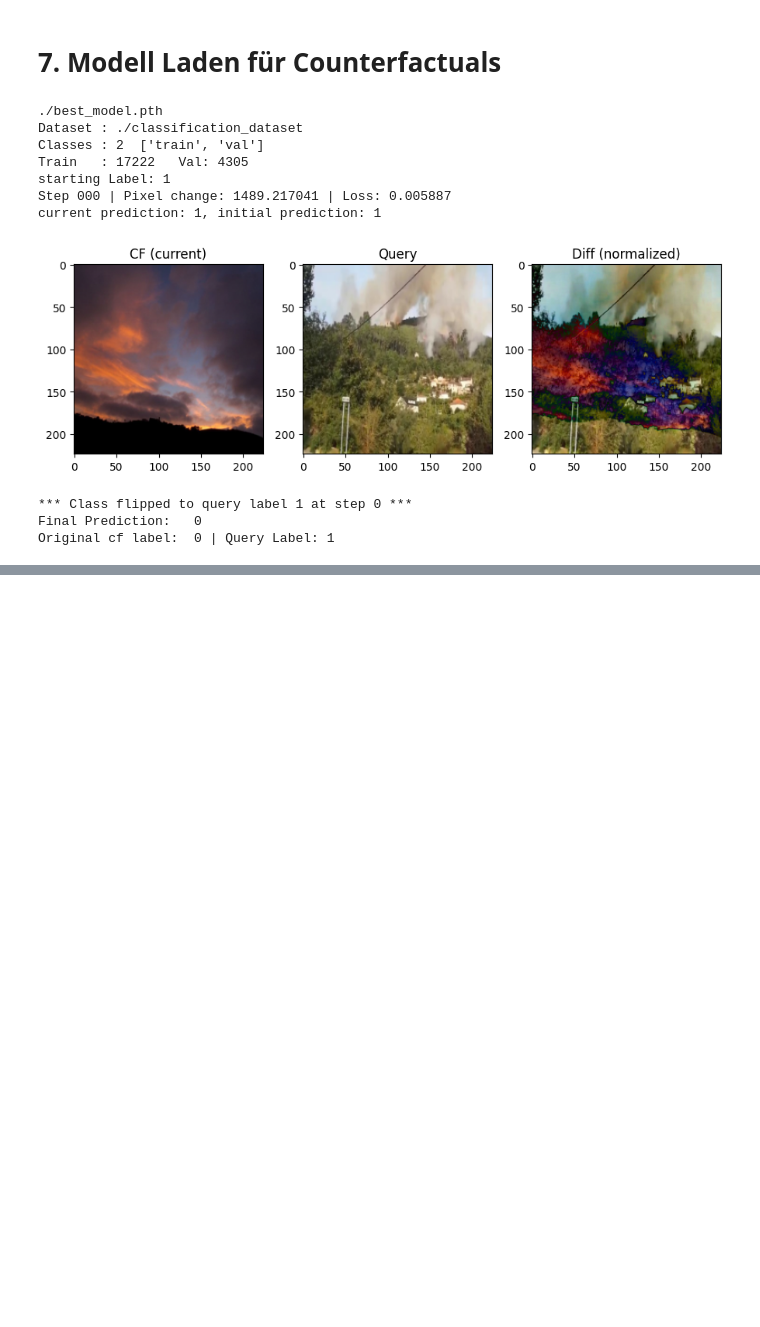
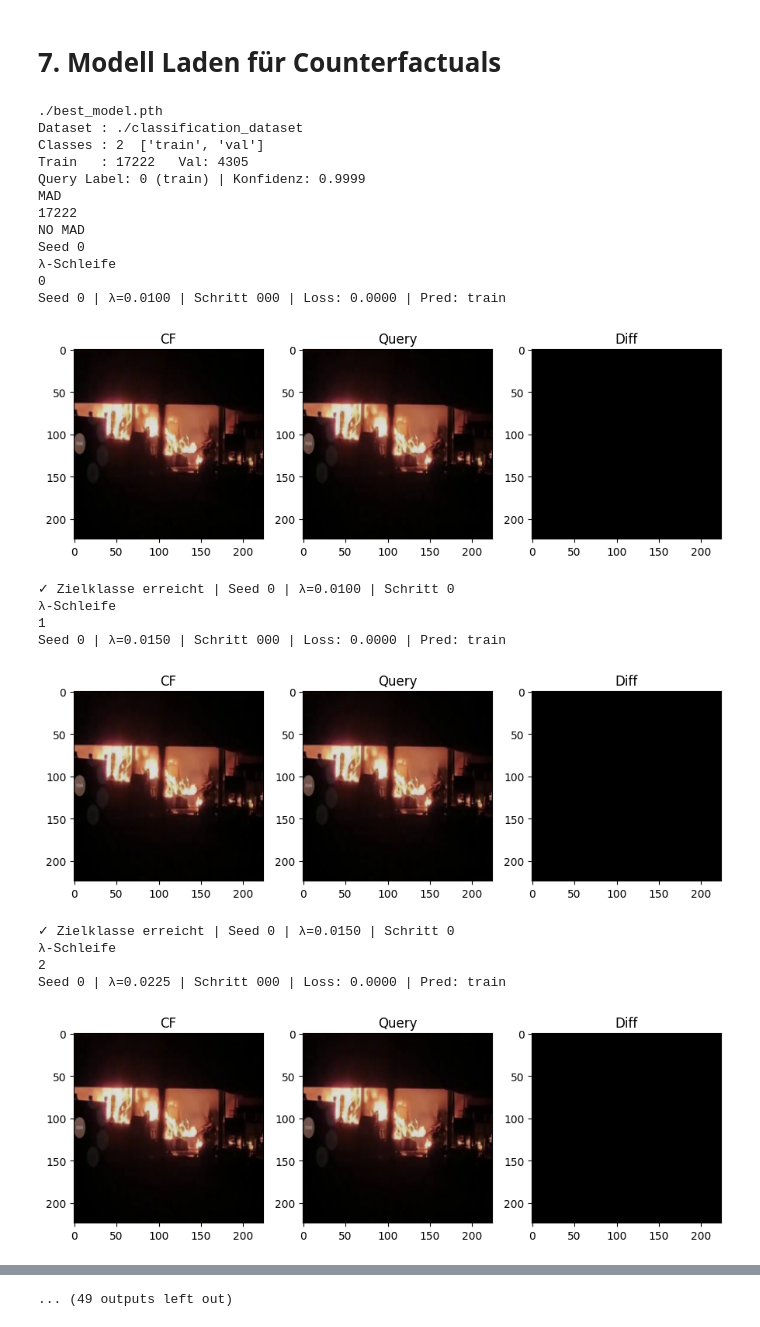
Before and after one commit to uulex/Explaining_Image_Classification, a Jupyter notebook: fire_detection/fire_detection_wachter.ipynb, the cells around one changed output, grey strips where cells are left out. Saved outputs shown, nothing was run; the diff lists cells and outputs as text; code cells hidden in the pictures; blank space fills up the shorter version.

```diff
--- a/fire_detection/fire_detection_wachter.ipynb
+++ b/fire_detection/fire_detection_wachter.ipynb
@@ -330,22 +330,34 @@ for param in model.parameters():
     param.requires_grad = False
 
 # 2. Query-Bild wählen
+# Query-Sampling – nur Bilder wählen die das Modell korrekt und mit hoher Konfidenz klassifiziert
 while True:
     query_image, query_label = cf_train_set[randint(0, len(cf_train_set) - 1)]
-    _, other_label           = cf_train_set[randint(0, len(cf_train_set) - 1)]
-    if query_label != other_label:
+    query_image_dev = query_image.clone().to(device)
+
+    with torch.no_grad():
+        output = model(query_image_dev.unsqueeze(0))
+        probs  = torch.softmax(output, dim=1)
+        pred   = output.argmax().item()
+        conf   = probs[0, query_label].item()
+
+    # Modell muss das Query korrekt klassifizieren mit Konfidenz > 0.9
+    if pred == query_label and conf > 0.9:
         break
 
-query_image = query_image.clone().to(device)
+query_image = query_image_dev
 n_pixels    = query_image.numel()
-print(f'Query Label: {query_label} ({class_names[query_label]})')
+print(f'Query Label: {query_label} ({class_names[query_label]}) | Konfidenz: {conf:.4f}')
 
 # 3. MAD einmalig berechnen
-all_pixels = torch.stack([cf_train_set[i][0] for i in range(len(cf_train_set))])
+print("MAD")
+print(len(cf_train_set))
+sample_idx = sample(range(len(cf_train_set)), 1000)
+all_pixels = torch.stack([cf_train_set[i][0] for i in sample_idx])
 median     = all_pixels.median(dim=0).values
 mad        = (all_pixels - median).abs().median(dim=0).values
 mad        = mad.clamp(min=1e-6).to(device)
-
+print("NO MAD")
 # 4. Hyperparameter
 error                = nn.CrossEntropyLoss()
 learning_rate        = 0.01
@@ -361,10 +373,11 @@ best_dist = float('inf')
 for seed in seeds:
     torch.manual_seed(seed)
     lambda_val = 0.01
-
+    print('Seed', seed)
     #  6. λ-Schleife
     for outer in range(10):
-
+        print('λ-Schleife ')
+        print(outer)
         delta = torch.zeros_like(query_image, requires_grad=True)
         optimizer_cf = torch.optim.Adam([delta], lr=learning_rate)
 
@@ -393,37 +406,49 @@ for seed in seeds:
 
                 def to_display(t):
                     return t[0] if t.shape[0] == 1 else t.transpose(1, 2, 0)
 
                 axes[0].imshow(to_display(cf_np));    axes[0].set_title("CF")
                 axes[1].imshow(to_display(query_np)); axes[1].set_title("Query")
                 axes[2].imshow(to_display(diff));     axes[2].set_title("Diff")
                 plt.tight_layout()
                 plt.show()
 
             if probs[0, query_label].item() >= confidence_threshold:
                 print(f"✓ Zielklasse erreicht | Seed {seed} | λ={lambda_val:.4f} | Schritt {i}")
                 break
 
         lambda_val *= lambda_step
 
     #  8. Bestes CF speichern
     current_dist = ((cf_image - query_image).abs() / mad).sum().item()
     if current_dist < best_dist:
         best_dist = current_dist
         best_cf   = cf_image.detach().clone()
         print(f"→ Neues bestes CF | Seed {seed} | Distanz: {best_dist:.4f}")
 
 print(f"\nBestes CF | Gesamtdistanz: {best_dist:.4f}")
 print(f"Finale Vorhersage: {class_names[model(best_cf.unsqueeze(0)).argmax().item()]}")
 # %% [output]
 ./best_model.pth
 Dataset : ./classification_dataset
 Classes : 2  ['train', 'val']
 Train   : 17222   Val: 4305
-starting Label: 1
-Step 000 | Pixel change: 1489.217041 | Loss: 0.005887
-current prediction: 1, initial prediction: 1
+Query Label: 0 (train) | Konfidenz: 0.9999
+MAD
+17222
+NO MAD
+Seed 0
+λ-Schleife
+0
+Seed 0 | λ=0.0100 | Schritt 000 | Loss: 0.0000 | Pred: train
-[figure, old version]
+[figure, new version]
-*** Class flipped to query label 1 at step 0 ***
-Final Prediction:   0
-Original cf label:  0 | Query Label: 1
+✓ Zielklasse erreicht | Seed 0 | λ=0.0100 | Schritt 0
+λ-Schleife
+1
+Seed 0 | λ=0.0150 | Schritt 000 | Loss: 0.0000 | Pred: train
+[figure, added]
+✓ Zielklasse erreicht | Seed 0 | λ=0.0150 | Schritt 0
+λ-Schleife
+2
+Seed 0 | λ=0.0225 | Schritt 000 | Loss: 0.0000 | Pred: train
+[figure, added]
@@ -429,0 +470 @@ Original cf label:  0 | Query Label: 1
+... (49 outputs left out)
```
Also changed, not shown: parts of 2 cells of this notebook.
